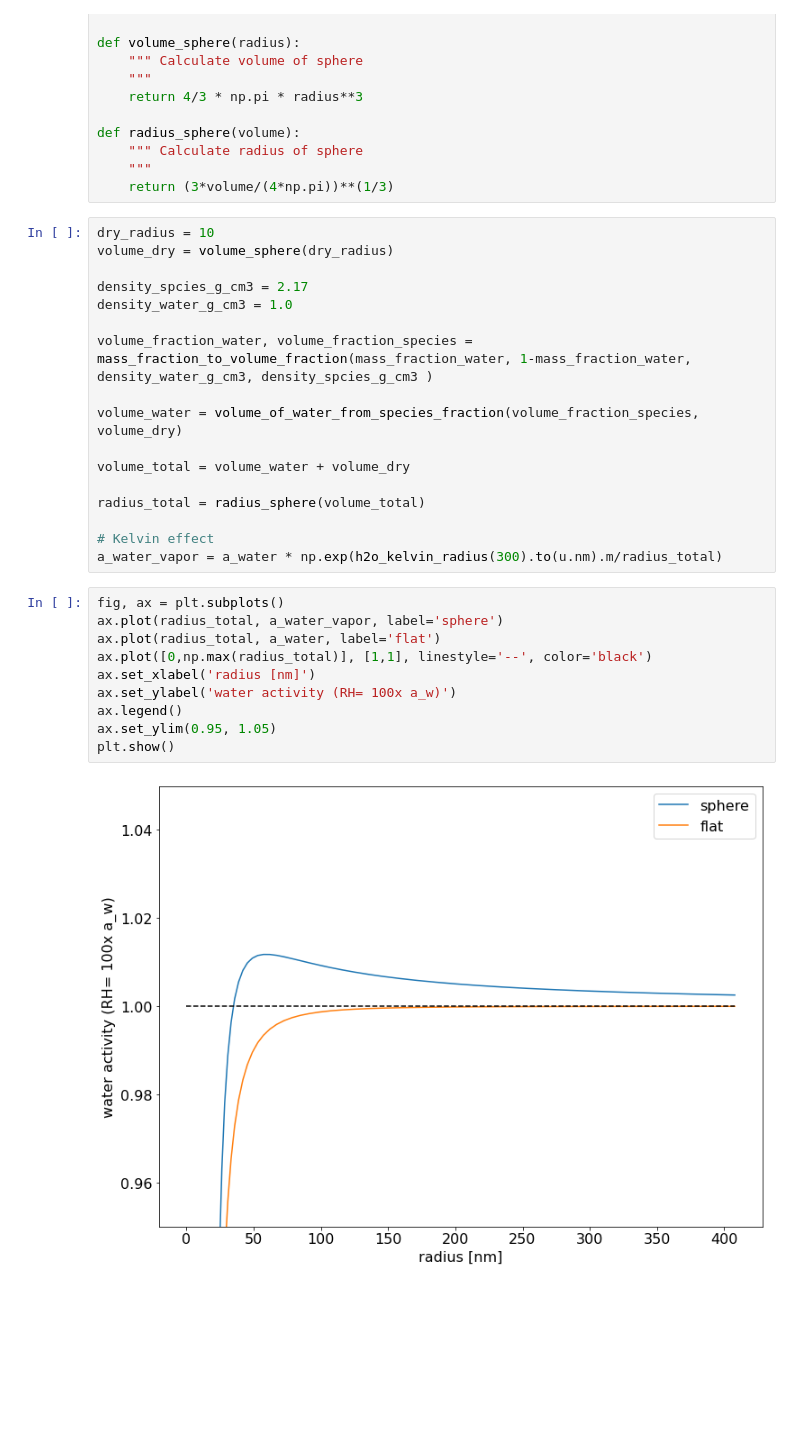
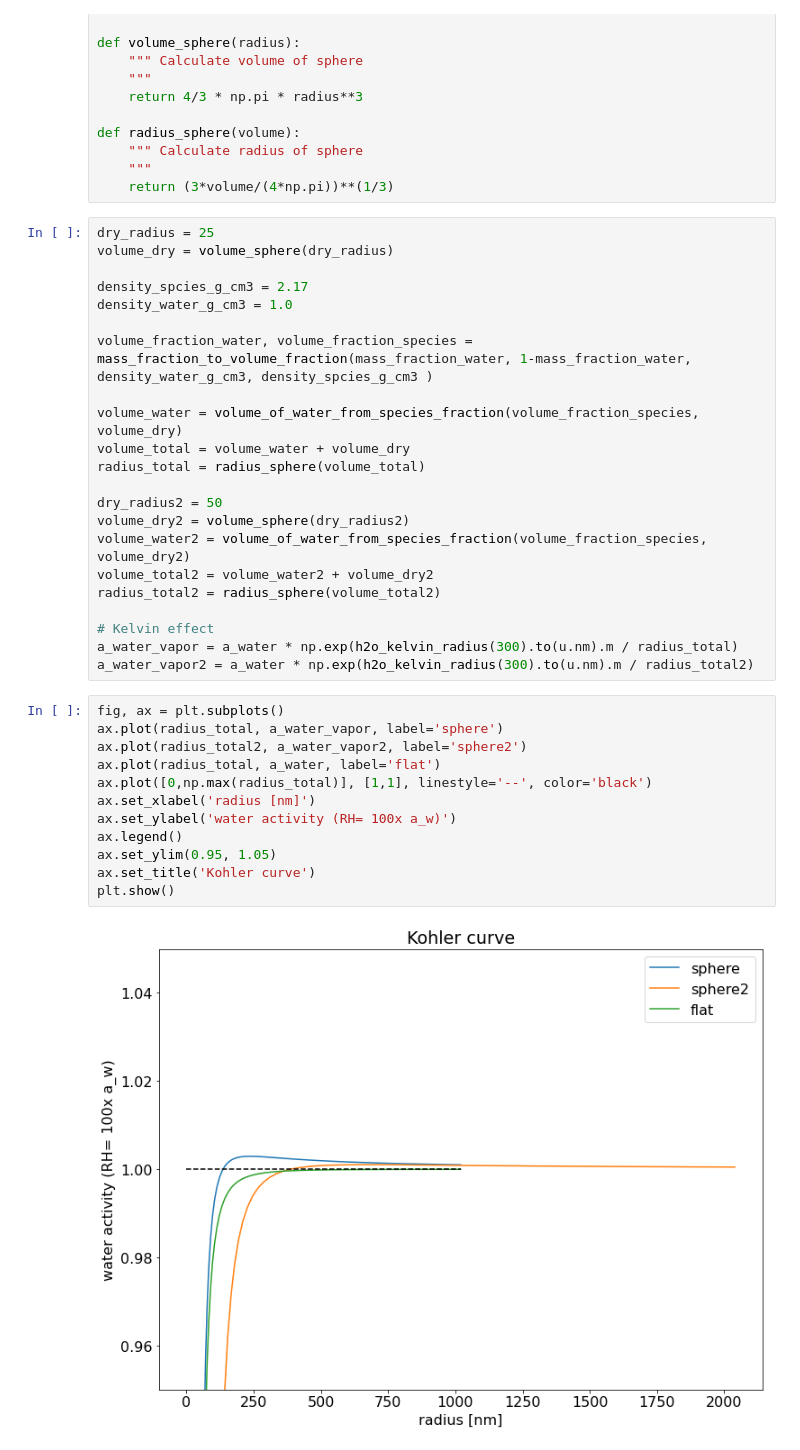
Before and after one commit to Gorkowski/Atmospheric_Science_Class, a Jupyter notebook: Classes/Part2/Lec_activity_and_CCNc.ipynb, the cells around one changed output. Saved outputs shown, nothing was run; the diff lists cells and outputs as text; blank space fills up the shorter version.

```diff
--- a/Classes/Part2/Lec_activity_and_CCNc.ipynb
+++ b/Classes/Part2/Lec_activity_and_CCNc.ipynb
@@ -209,7 +209,7 @@ def radius_sphere(volume):
     """
     return (3*volume/(4*np.pi))**(1/3)
 # %%
-dry_radius = 10
+dry_radius = 25
 volume_dry = volume_sphere(dry_radius)
 
 density_spcies_g_cm3 = 2.17
@@ -218,22 +218,29 @@ density_water_g_cm3 = 1.0
 volume_fraction_water, volume_fraction_species = mass_fraction_to_volume_fraction(mass_fraction_water, 1-mass_fraction_water, density_water_g_cm3, density_spcies_g_cm3 )
 
 volume_water = volume_of_water_from_species_fraction(volume_fraction_species, volume_dry)
-
 volume_total = volume_water + volume_dry
-
 radius_total = radius_sphere(volume_total)
 
+dry_radius2 = 50
+volume_dry2 = volume_sphere(dry_radius2)
+volume_water2 = volume_of_water_from_species_fraction(volume_fraction_species, volume_dry2)
+volume_total2 = volume_water2 + volume_dry2
+radius_total2 = radius_sphere(volume_total2)
+
 # Kelvin effect
-a_water_vapor = a_water * np.exp(h2o_kelvin_radius(300).to(u.nm).m/radius_total)
+a_water_vapor = a_water * np.exp(h2o_kelvin_radius(300).to(u.nm).m / radius_total)
+a_water_vapor2 = a_water * np.exp(h2o_kelvin_radius(300).to(u.nm).m / radius_total2)
 # %%
 fig, ax = plt.subplots()
 ax.plot(radius_total, a_water_vapor, label='sphere')
+ax.plot(radius_total2, a_water_vapor2, label='sphere2')
 ax.plot(radius_total, a_water, label='flat')
 ax.plot([0,np.max(radius_total)], [1,1], linestyle='--', color='black')
 ax.set_xlabel('radius [nm]')
 ax.set_ylabel('water activity (RH= 100x a_w)')
 ax.legend()
 ax.set_ylim(0.95, 1.05)
+ax.set_title('Kohler curve')
 plt.show()
 # %% [output]
-[figure, old version]
+[figure, new version]
```
Also changed, not shown: parts of 9 cells of this notebook.
